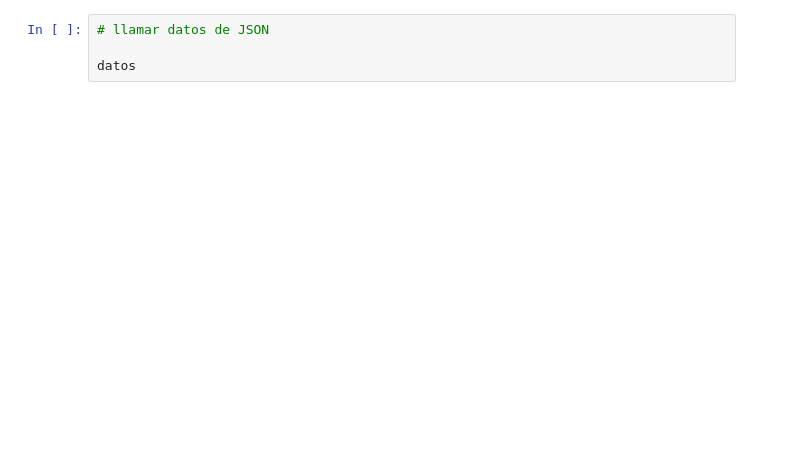
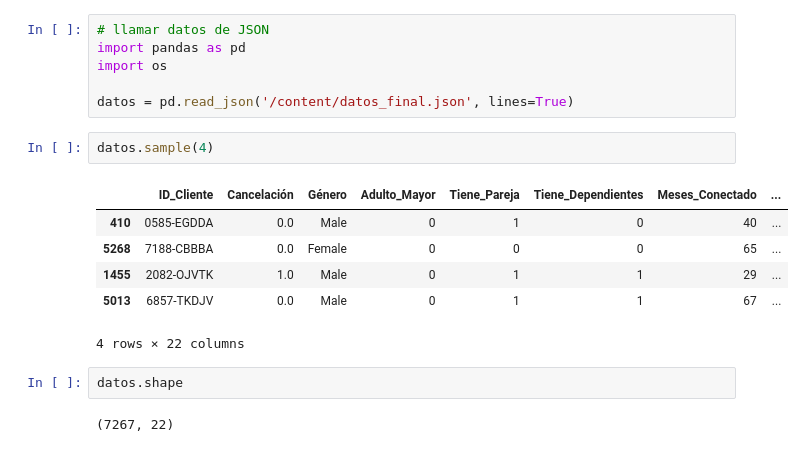
Before and after one commit to r2x4/challenge-final, a Jupyter notebook: challenge_final.ipynb, the cells around one changed output. Cells and saved outputs as stored; diff of their text form; blank space fills up the shorter version.

```diff
--- a/challenge_final.ipynb
+++ b/challenge_final.ipynb
@@ -4,5 +4,20 @@
 # **Challenge Final Data_Sciense**![imagen_datos.jpg](embedded-picture-1)
 # %%
 # llamar datos de JSON
+import pandas as pd
+import os
 
-datos
+datos = pd.read_json('/content/datos_final.json', lines=True)
+# %%
+datos.sample(4)
+# %% [output]
+|  | ID_Cliente | Cancelación | Género | Adulto_Mayor | Tiene_Pareja | Tiene_Dependientes | Meses_Conectado | ... |
+| 410 | 0585-EGDDA | 0.0 | Male | 0 | 1 | 0 | 40 | ... |
+| 5268 | 7188-CBBBA | 0.0 | Female | 0 | 0 | 0 | 65 | ... |
+| 1455 | 2082-OJVTK | 1.0 | Male | 0 | 1 | 1 | 29 | ... |
+| 5013 | 6857-TKDJV | 0.0 | Male | 0 | 1 | 1 | 67 | ... |
+4 rows × 22 columns
+# %%
+datos.shape
+# %% [output]
+(7267, 22)
```
Also changed, not shown: parts of 1 cell of this notebook.
